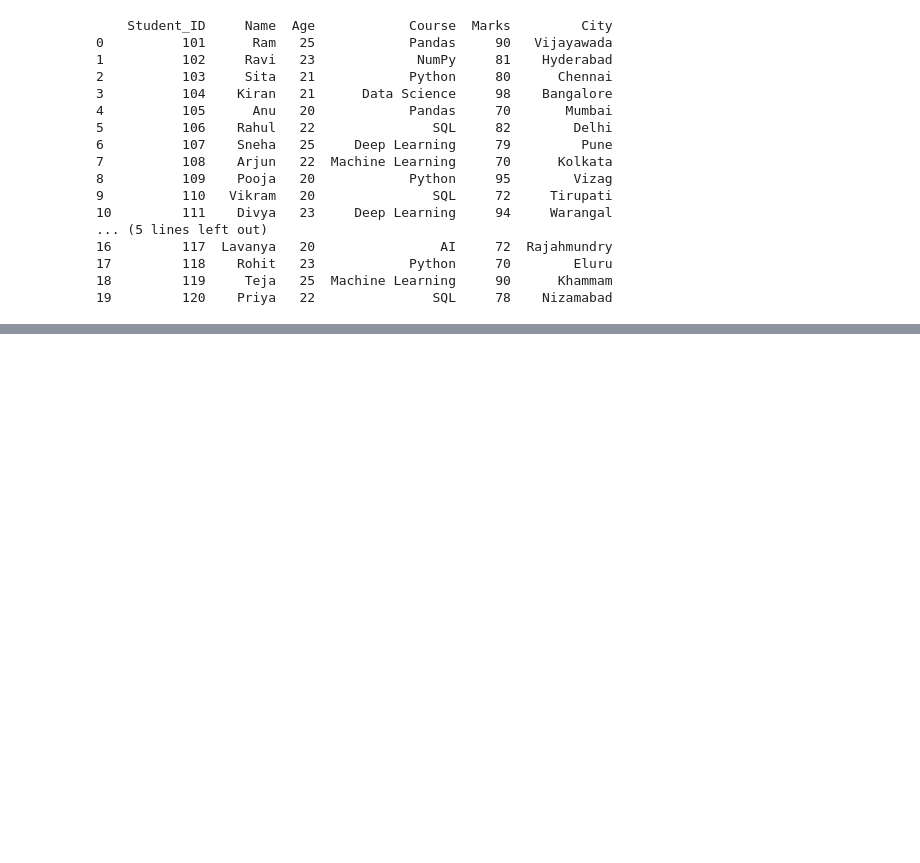
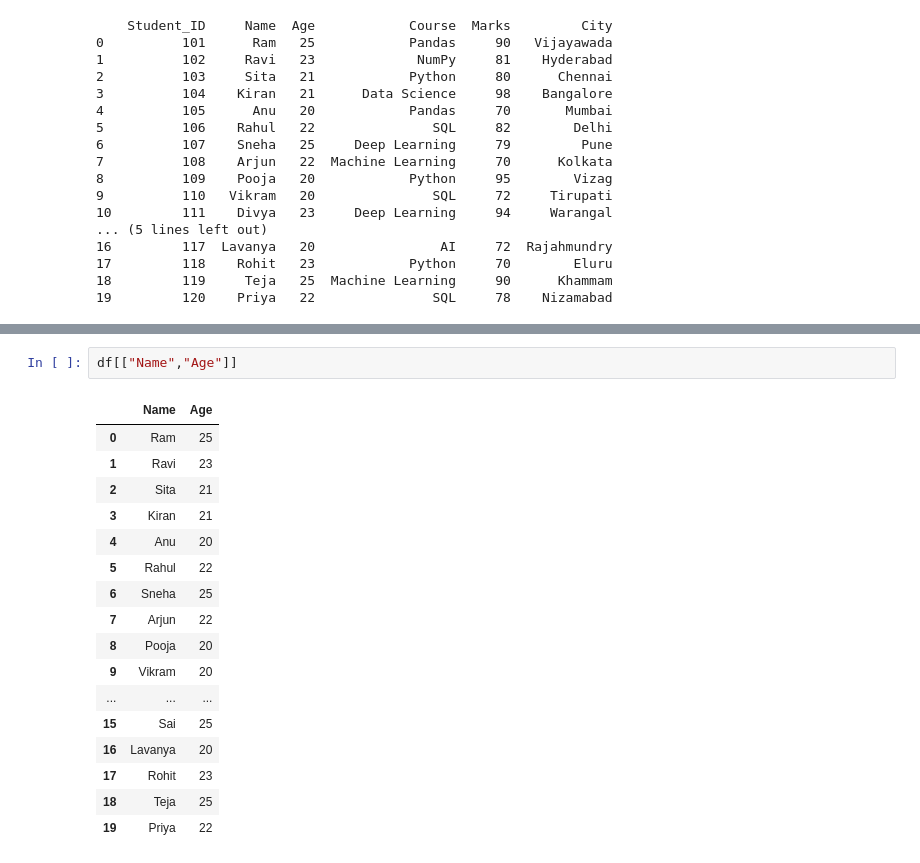
Before and after one commit to Jagadeesh-krishna/program, a Jupyter notebook: pandas.ipynb, the cells around one changed output, grey strips where cells are left out. Drawn from its saved outputs; the diff is of its cells as text; blank space fills up the shorter version.

```diff
--- a/pandas.ipynb
+++ b/pandas.ipynb
@@ -200,0 +378,20 @@ print(df)
+# %%
+df[["Name","Age"]]
+# %% [output]
+|  | Name | Age |
+| 0 | Ram | 25 |
+| 1 | Ravi | 23 |
+| 2 | Sita | 21 |
+| 3 | Kiran | 21 |
+| 4 | Anu | 20 |
+| 5 | Rahul | 22 |
+| 6 | Sneha | 25 |
+| 7 | Arjun | 22 |
+| 8 | Pooja | 20 |
+| 9 | Vikram | 20 |
+| ... | ... | ... |
+| 15 | Sai | 25 |
+| 16 | Lavanya | 20 |
+| 17 | Rohit | 23 |
+| 18 | Teja | 25 |
+| 19 | Priya | 22 |
```
Also changed, not shown: parts of 36 cells of this notebook.
